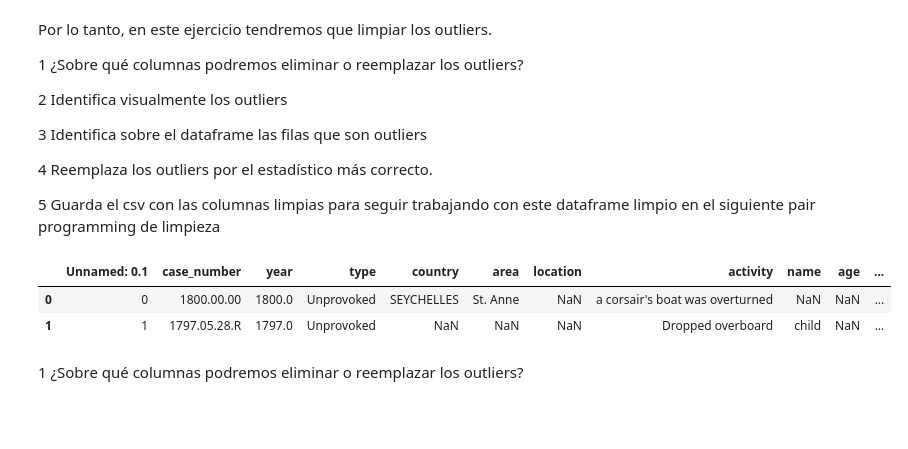
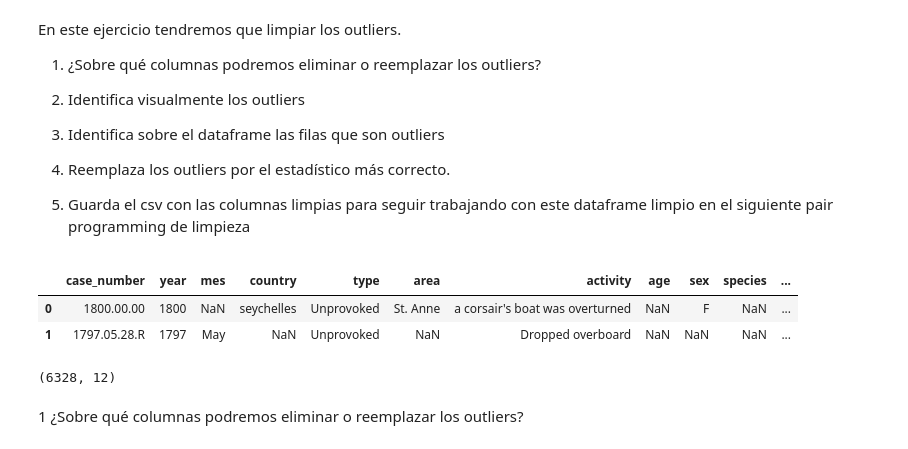
Before and after one commit to Adalab/DA-promo-b-modulo-2-sprint-2-Natalia-Ana, a Jupyter notebook: Limpieza/pair-programming-3-limpieza-III/pair-programming-limpieza-III.ipynb, the cells around one changed output. Drawn from its saved outputs; the diff is of its cells as text; code cells hidden in the pictures; blank space fills up the shorter version.

Commit message:
primera corrección ejercicios pairs

```diff
--- a/Limpieza/pair-programming-3-limpieza-III/pair-programming-limpieza-III.ipynb
+++ b/Limpieza/pair-programming-3-limpieza-III/pair-programming-limpieza-III.ipynb
@@ -13,15 +1,15 @@ Independientemente de la edad, sufren los hombres más ataques que las mujeres?
 # %% [markdown]
-Por lo tanto, en este ejercicio tendremos que limpiar los outliers.
+En este ejercicio tendremos que limpiar los outliers.
 
-1 ¿Sobre qué columnas podremos eliminar o reemplazar los outliers?
+1. ¿Sobre qué columnas podremos eliminar o reemplazar los outliers?
 
-2 Identifica visualmente los outliers
+2. Identifica visualmente los outliers
 
-3 Identifica sobre el dataframe las filas que son outliers
+3. Identifica sobre el dataframe las filas que son outliers
 
-4 Reemplaza los outliers por el estadístico más correcto.
+4. Reemplaza los outliers por el estadístico más correcto.
 
-5 Guarda el csv con las columnas limpias para seguir trabajando con este dataframe limpio en el siguiente pair programming de limpieza
+5. Guarda el csv con las columnas limpias para seguir trabajando con este dataframe limpio en el siguiente pair programming de limpieza
 # %%
 import numpy as np
 import pandas as pd
@@ -31,12 +19,16 @@ from scipy import stats
 # %%
 pd.options.display.max_columns = None
 # %%
-df = pd.read_csv("../../datos/attack_limpio.csv", index_col = 0)
+df = pd.read_csv("../../datos/attacks_limpio_2.csv", index_col = 0)
 df.head(2)
 # %% [output]
-|  | Unnamed: 0.1 | case_number | year | type | country | area | location | activity | name | age | ... |
-| 0 | 0 | 1800.00.00 | 1800.0 | Unprovoked | SEYCHELLES | St. Anne | NaN | a corsair's boat was overturned | NaN | NaN | ... |
-| 1 | 1 | 1797.05.28.R | 1797.0 | Unprovoked | NaN | NaN | NaN | Dropped overboard | child | NaN | ... |
+|  | case_number | year | mes | country | type | area | activity | age | sex | species | ... |
+| 0 | 1800.00.00 | 1800 | NaN | seychelles | Unprovoked | St. Anne | a corsair's boat was overturned | NaN | F | NaN | ... |
+| 1 | 1797.05.28.R | 1797 | May | NaN | Unprovoked | NaN | Dropped overboard | NaN | NaN | NaN | ... |
+# %%
+df.shape
+# %% [output]
+(6328, 12)
 # %% [markdown]
 1 ¿Sobre qué columnas podremos eliminar o reemplazar los outliers?
 # %%
```
Also changed, not shown: parts of 26 cells of this notebook, 30 other files.
